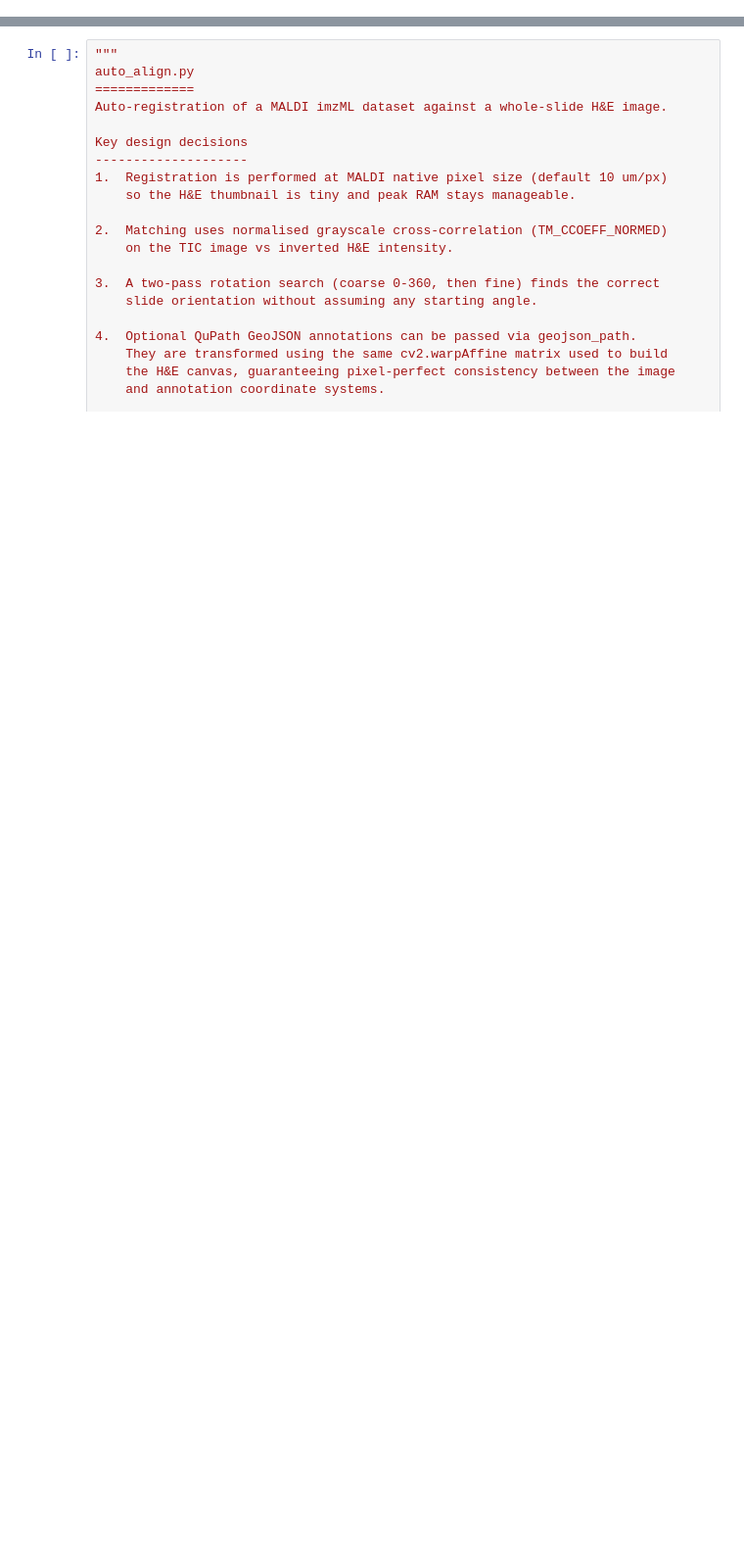
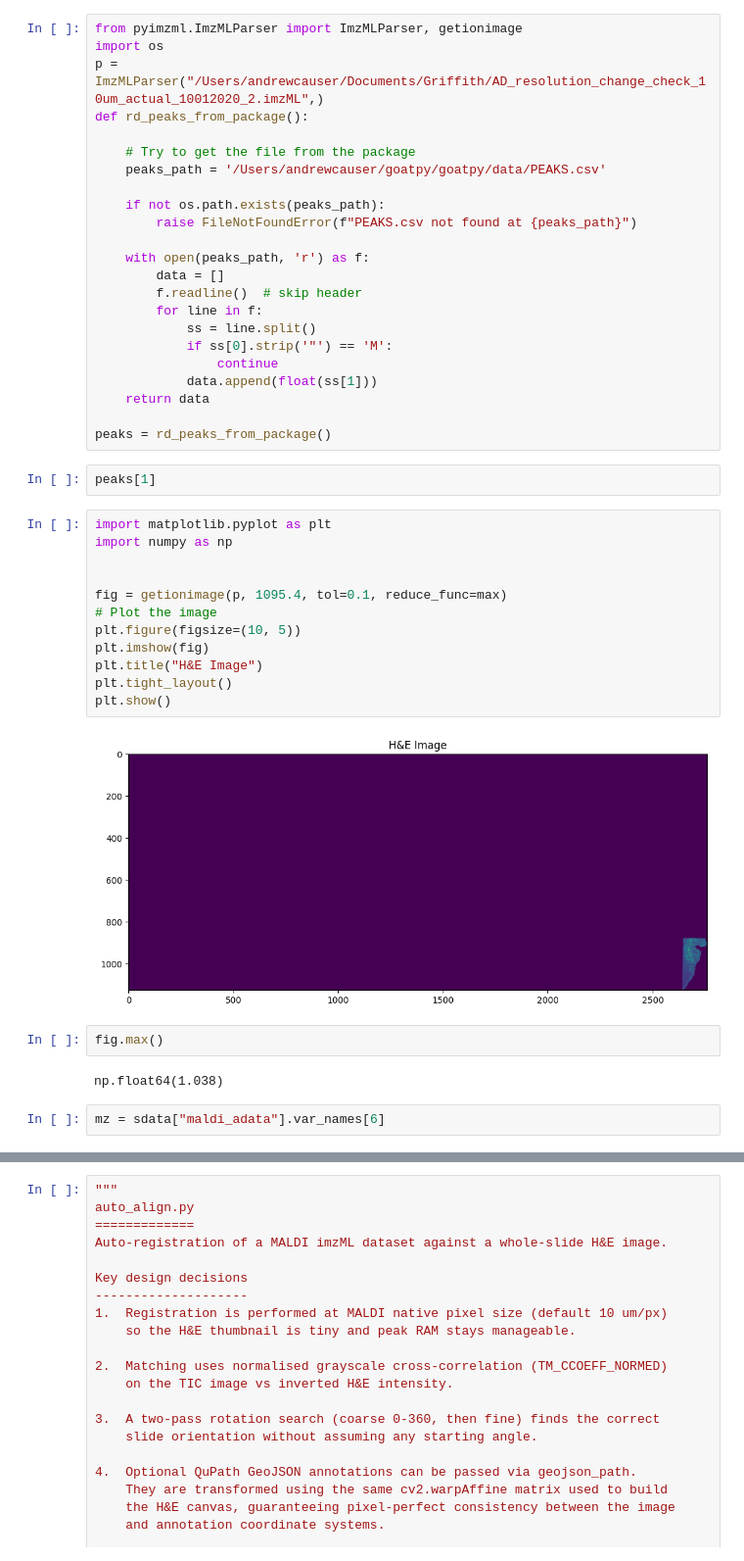
Before and after one commit to agc888/goatpy, a Jupyter notebook: Tutorial/align_test.ipynb, the cells around one changed output, grey strips where cells are left out. Shown at 98% size. Drawn from its saved outputs; the diff is of its cells as text; blank space fills up the shorter version.

```diff
--- a/Tutorial/align_test.ipynb
+++ b/Tutorial/align_test.ipynb
@@ -0,0 +44,45 @@
+# %%
+from pyimzml.ImzMLParser import ImzMLParser, getionimage
+import os
+p =  ImzMLParser("/Users/andrewcauser/Documents/Griffith/AD_resolution_change_check_10um_actual_10012020_2.imzML",)
+def rd_peaks_from_package():
+
+    # Try to get the file from the package
+    peaks_path = '/Users/andrewcauser/goatpy/goatpy/data/PEAKS.csv'
+
+    if not os.path.exists(peaks_path):
+        raise FileNotFoundError(f"PEAKS.csv not found at {peaks_path}")
+
+    with open(peaks_path, 'r') as f:
+        data = []
+        f.readline()  # skip header
+        for line in f:
+            ss = line.split()
+            if ss[0].strip('"') == 'M':
+                continue
+            data.append(float(ss[1]))
+    return data
+
+peaks = rd_peaks_from_package()
+# %%
+peaks[1]
+# %%
+import matplotlib.pyplot as plt
+import numpy as np
+
+
+fig = getionimage(p, 1095.4, tol=0.1, reduce_func=max)
+# Plot the image
+plt.figure(figsize=(10, 5))
+plt.imshow(fig)
+plt.title("H&E Image")
+plt.tight_layout()
+plt.show()
+# %% [output]
+[figure, added]
+# %%
+fig.max()
+# %% [output]
+np.float64(1.038)
+# %%
+mz = sdata["maldi_adata"].var_names[6]
```
Also changed, not shown: parts of 25 cells of this notebook, 4 other files.
